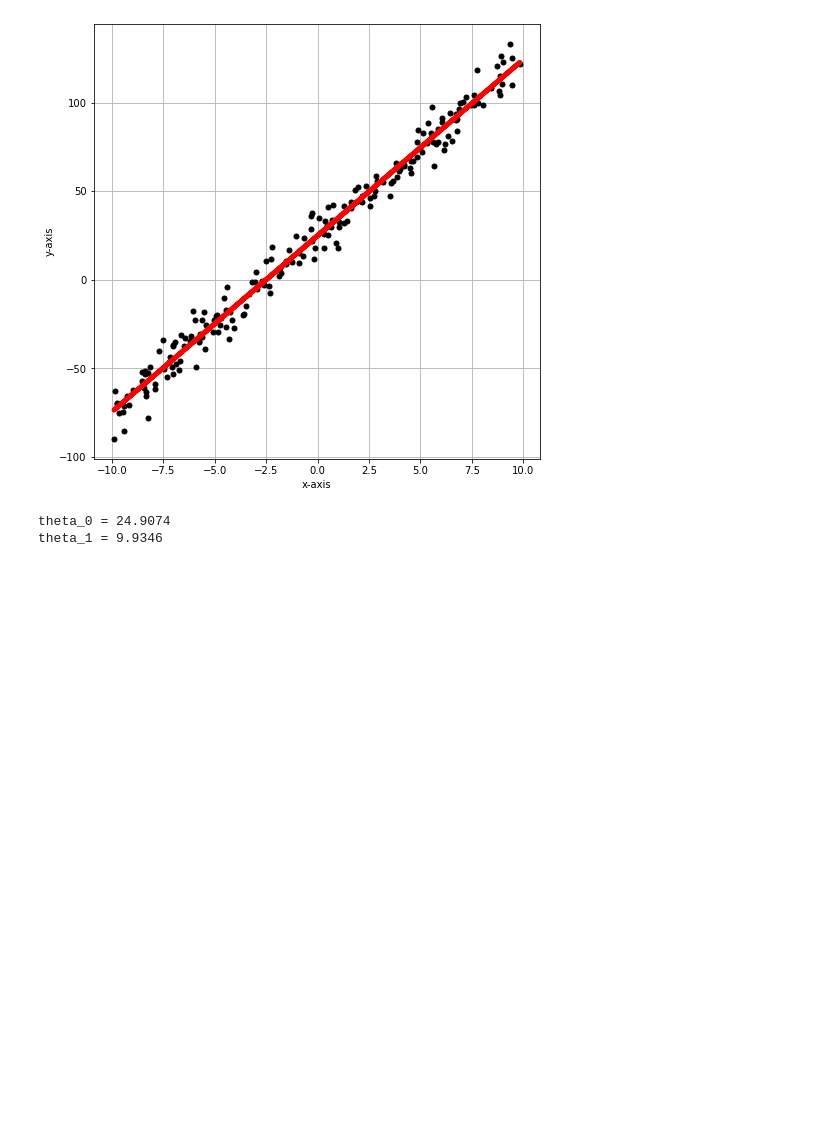
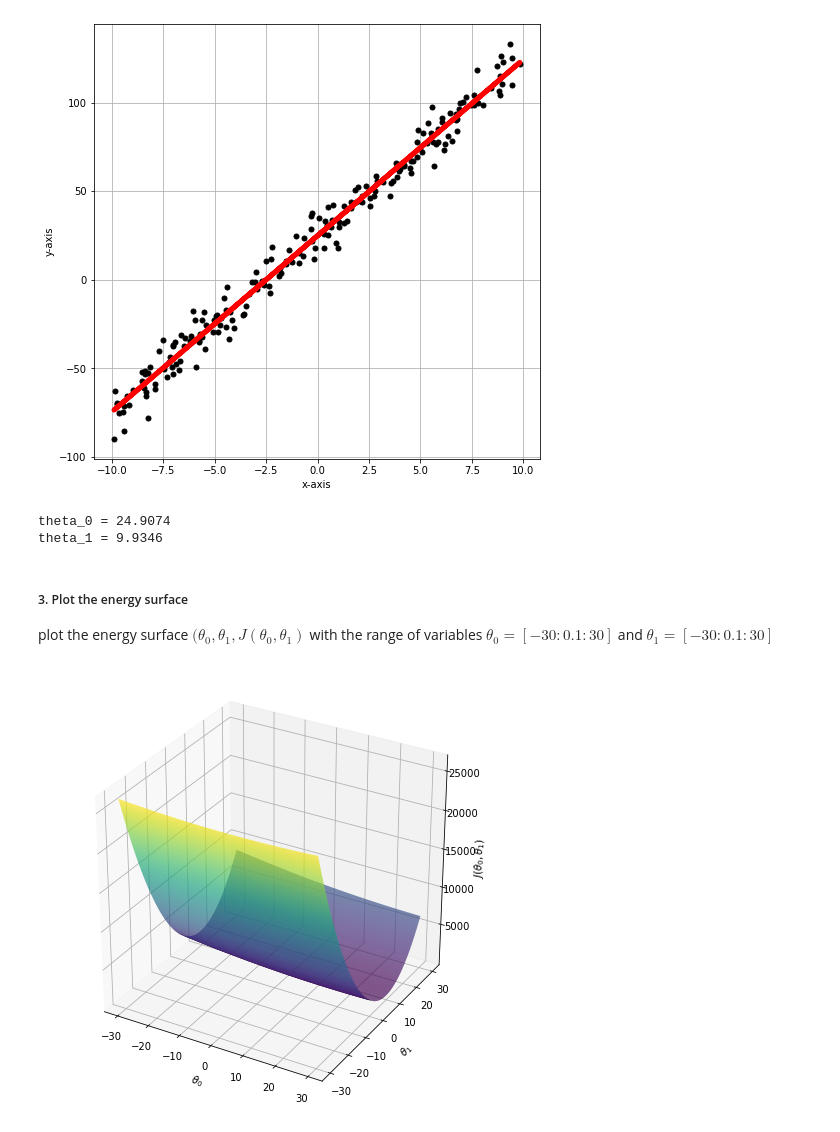
Before and after one commit to Seng-Ly/Matrix-Computation-Class, a Jupyter notebook: assigments/03/assignment03.ipynb, the cells around one changed output. Drawn from its saved outputs; the diff is of its cells as text; code cells hidden in the pictures; blank space fills up the shorter version.

```diff
--- a/assigments/03/assignment03.ipynb
+++ b/assigments/03/assignment03.ipynb
@@ -55,3 +55,28 @@ print('theta_1 = %.4f' % theta1)
 [figure]
 theta_0 = 24.9074
 theta_1 = 9.9346
+# %% [markdown]
+##### 3. Plot the energy surface
+plot the energy surface $(\theta_0, \theta_1, J(\theta_0, \theta_1)$ with the range of variables $\theta_0 = [-30 : 0.1 : 30]$ and $\theta_1 = [-30 : 0.1 : 30]$
+# %%
+def f(theta0, theta1):
+    total = 0
+    for i in range(m):
+        total += (theta0 + theta1*x[i] - y[i])**2
+    return total/(2*m)
+
+theta0 = np.arange(-30,30,0.1)
+theta1 = np.arange(-30,30,0.1)
+
+X, Y = np.meshgrid(theta0, theta1)
+Z = f(X, Y)
+
+fig = plt.figure(figsize=(8, 8))
+ax = plt.axes(projection='3d')
+ax.plot_surface(X, Y, Z, rstride=1, cstride=1, cmap='viridis', edgecolor='none')
+ax.set_xlabel('$\\theta_0$')
+ax.set_ylabel('$\\theta_1$')
+ax.set_zlabel('$J(\\theta_0,\\theta_1)$');
+plt.show()
+# %% [output]
+[figure, added]
```
Also changed, not shown: 1 other file.
